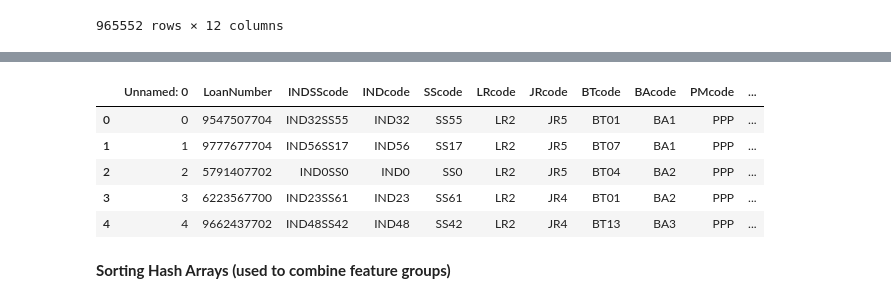
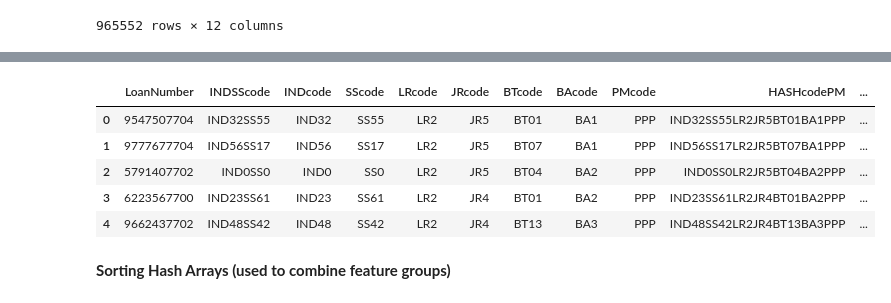
Before and after one commit to cspence001/mapdata_finalization_notebooks, a Jupyter notebook: main_HASHING_23.ipynb, the cells around one changed output, grey strips where cells are left out. Saved outputs shown, nothing was run; the diff lists cells and outputs as text; code cells hidden in the pictures.

```diff
--- a/main_HASHING_23.ipynb
+++ b/main_HASHING_23.ipynb
@@ -477,15 +479,15 @@ Name: BTcode, dtype: int64
 # %%
 ## option FIPS hashing, State, County, BlockGroup additions - separate
 # %%
-ppp_df_23_hash = pd.read_csv("../data/ppp_hash23.csv")
+ppp_df_23_hash = pd.read_csv("../data/ppp_hash23.csv", index_col=0)
 ppp_df_23_hash.head()
 # %% [output]
-|  | Unnamed: 0 | LoanNumber | INDSScode | INDcode | SScode | LRcode | JRcode | BTcode | BAcode | PMcode | ... |
-| 0 | 0 | 9547507704 | IND32SS55 | IND32 | SS55 | LR2 | JR5 | BT01 | BA1 | PPP | ... |
-| 1 | 1 | 9777677704 | IND56SS17 | IND56 | SS17 | LR2 | JR5 | BT07 | BA1 | PPP | ... |
-| 2 | 2 | 5791407702 | IND0SS0 | IND0 | SS0 | LR2 | JR5 | BT04 | BA2 | PPP | ... |
-| 3 | 3 | 6223567700 | IND23SS61 | IND23 | SS61 | LR2 | JR4 | BT01 | BA2 | PPP | ... |
-| 4 | 4 | 9662437702 | IND48SS42 | IND48 | SS42 | LR2 | JR4 | BT13 | BA3 | PPP | ... |
+|  | LoanNumber | INDSScode | INDcode | SScode | LRcode | JRcode | BTcode | BAcode | PMcode | HASHcodePM | ... |
+| 0 | 9547507704 | IND32SS55 | IND32 | SS55 | LR2 | JR5 | BT01 | BA1 | PPP | IND32SS55LR2JR5BT01BA1PPP | ... |
+| 1 | 9777677704 | IND56SS17 | IND56 | SS17 | LR2 | JR5 | BT07 | BA1 | PPP | IND56SS17LR2JR5BT07BA1PPP | ... |
+| 2 | 5791407702 | IND0SS0 | IND0 | SS0 | LR2 | JR5 | BT04 | BA2 | PPP | IND0SS0LR2JR5BT04BA2PPP | ... |
+| 3 | 6223567700 | IND23SS61 | IND23 | SS61 | LR2 | JR4 | BT01 | BA2 | PPP | IND23SS61LR2JR4BT01BA2PPP | ... |
+| 4 | 9662437702 | IND48SS42 | IND48 | SS42 | LR2 | JR4 | BT13 | BA3 | PPP | IND48SS42LR2JR4BT13BA3PPP | ... |
 # %% [markdown]
 <b>Sorting Hash Arrays (used to combine feature groups)
 # %%
```
Also changed, not shown: parts of 12 cells of this notebook, 6 other files.
